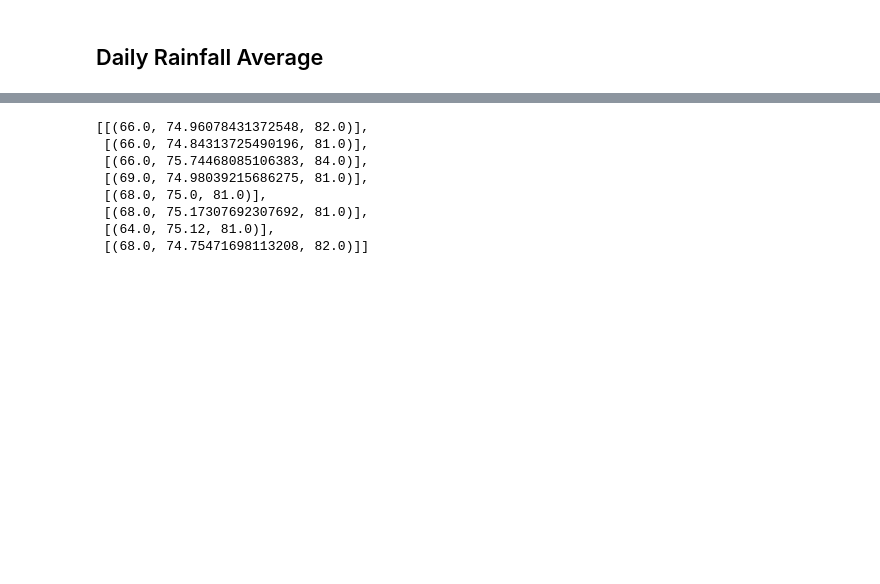
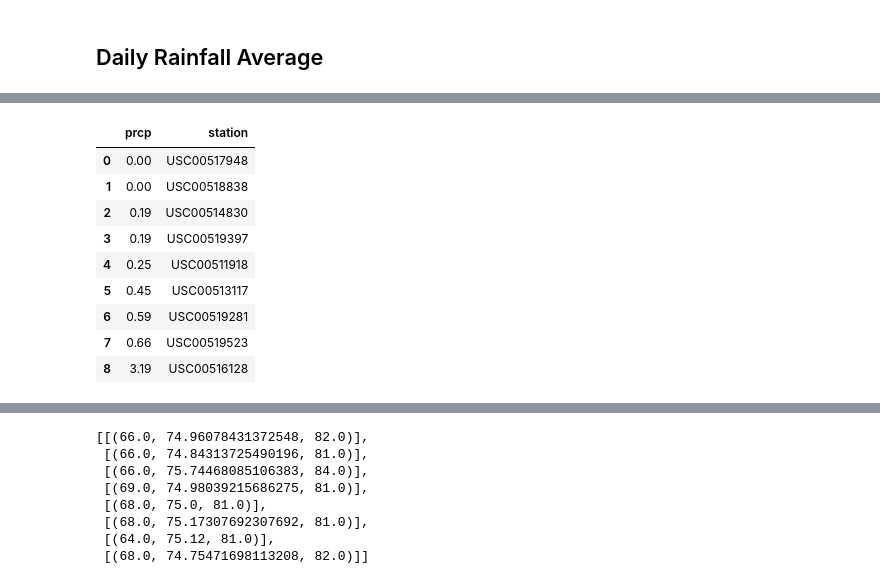
Before and after one commit to DMVance/climate-app, a Jupyter notebook: climate.ipynb, the cells around one changed output, grey strips where cells are left out. Saved outputs shown, nothing was run; the diff lists cells and outputs as text; code cells hidden in the pictures; blank space fills up the shorter version.

```diff
--- a/climate_starter.ipynb
+++ b/climate.ipynb
@@ -492,0 +486,14 @@ session.query(*selections)\
+# %%
+measurements_df = pd.DataFrame(result, columns=["prcp", "station"]).fillna(0)
+measurements_df
+# %% [output]
+|  | prcp | station |
+| 0 | 0.00 | USC00517948 |
+| 1 | 0.00 | USC00518838 |
+| 2 | 0.19 | USC00514830 |
+| 3 | 0.19 | USC00519397 |
+| 4 | 0.25 | USC00511918 |
+| 5 | 0.45 | USC00513117 |
+| 6 | 0.59 | USC00519281 |
+| 7 | 0.66 | USC00519523 |
+| 8 | 3.19 | USC00516128 |
```
Also changed, not shown: parts of 14 cells of this notebook.
